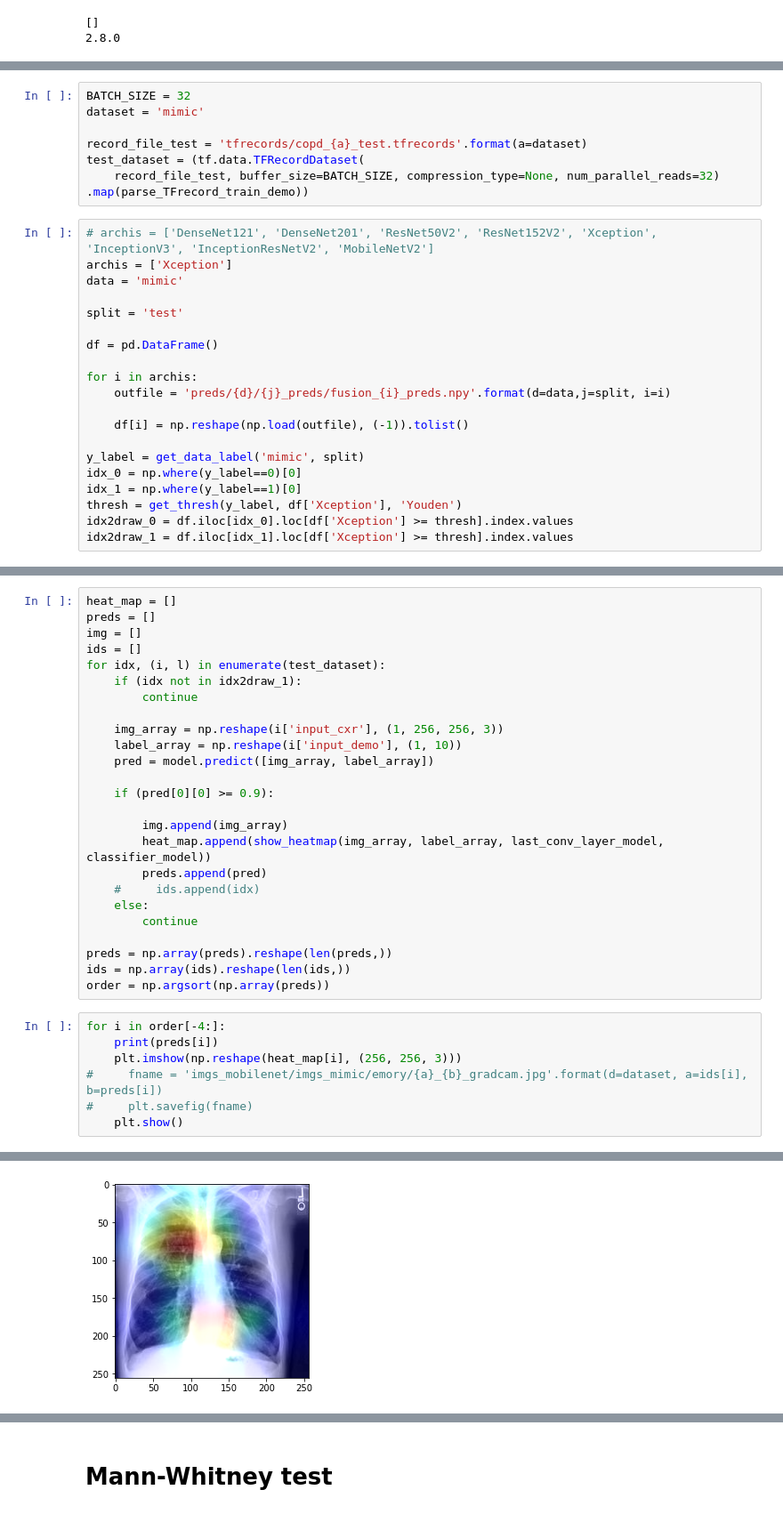
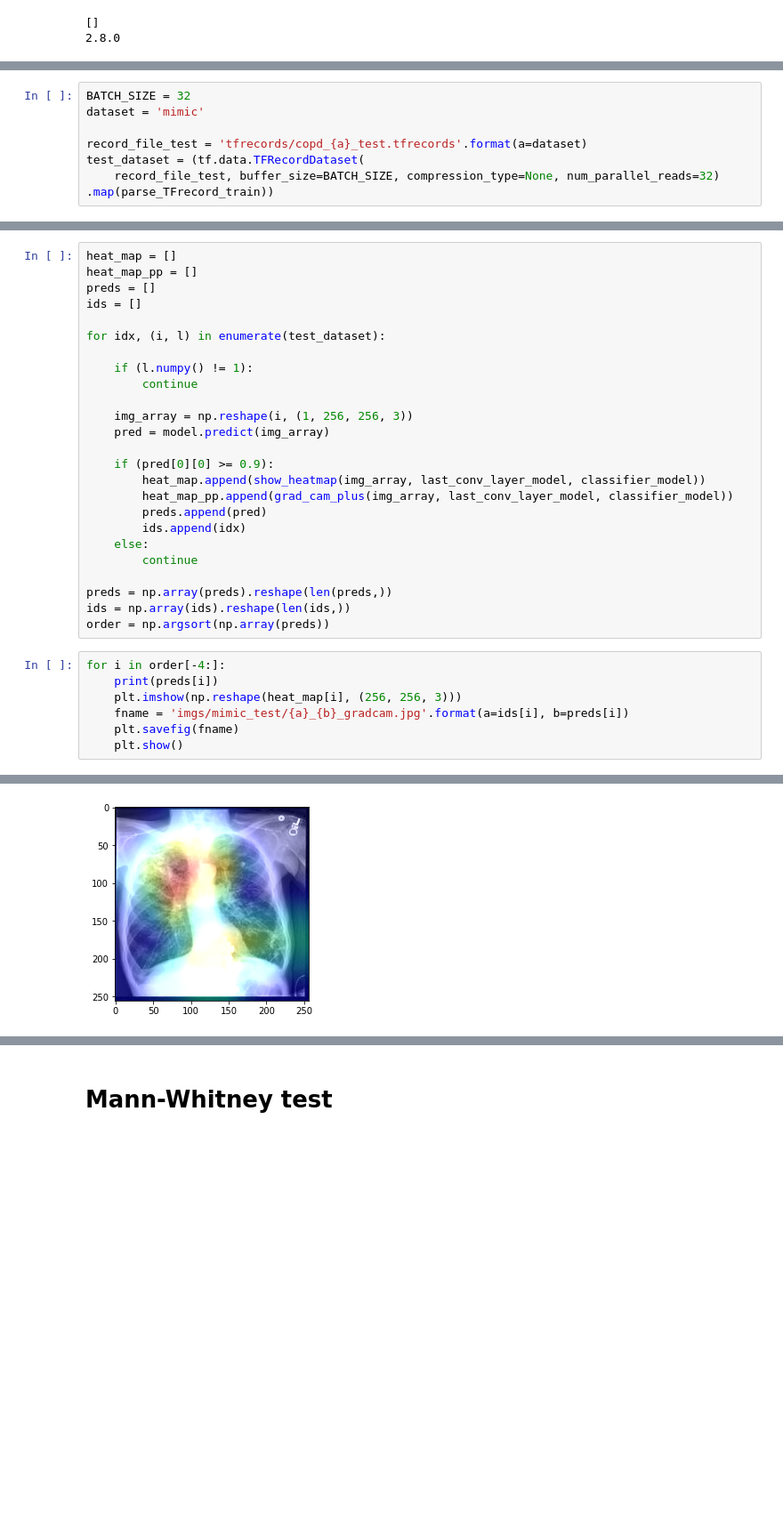
Before and after one commit to Ryan-RE-Wang/COPD-project, a Jupyter notebook: COPD_model_interpretation.ipynb, the cells around one changed output, grey strips where cells are left out. Shown at 89% size. Drawn from its saved outputs; the diff is of its cells as text; blank space fills up the shorter version.

```diff
--- a/COPD_model_interpretation.ipynb
+++ b/COPD_model_interpretation.ipynb
@@ -92,24 +81,4 @@ dataset = 'mimic'
 record_file_test = 'tfrecords/copd_{a}_test.tfrecords'.format(a=dataset)
 test_dataset = (tf.data.TFRecordDataset(
     record_file_test, buffer_size=BATCH_SIZE, compression_type=None, num_parallel_reads=32)
-.map(parse_TFrecord_train_demo))
+.map(parse_TFrecord_train))
-# %%
-# archis = ['DenseNet121', 'DenseNet201', 'ResNet50V2', 'ResNet152V2', 'Xception', 'InceptionV3', 'InceptionResNetV2', 'MobileNetV2']
-archis = ['Xception']
-data = 'mimic'
-
-split = 'test'
-
-df = pd.DataFrame()
-
-for i in archis:
-    outfile = 'preds/{d}/{j}_preds/fusion_{i}_preds.npy'.format(d=data,j=split, i=i)
-
-    df[i] = np.reshape(np.load(outfile), (-1)).tolist()
-
-y_label = get_data_label('mimic', split)
-idx_0 = np.where(y_label==0)[0]
-idx_1 = np.where(y_label==1)[0]
-thresh = get_thresh(y_label, df['Xception'], 'Youden')
-idx2draw_0 = df.iloc[idx_0].loc[df['Xception'] >= thresh].index.values
-idx2draw_1 = df.iloc[idx_1].loc[df['Xception'] >= thresh].index.values
@@ -311,22 +85,22 @@ def show_heatmap(img_array, label_array, last_conv_layer_model, classifier_model
 # %%
 heat_map = []
+heat_map_pp = []
 preds = []
-img = []
 ids = []
+
 for idx, (i, l) in enumerate(test_dataset):
-    if (idx not in idx2draw_1):
+
+    if (l.numpy() != 1):
         continue
 
-    img_array = np.reshape(i['input_cxr'], (1, 256, 256, 3))
-    label_array = np.reshape(i['input_demo'], (1, 10))
-    pred = model.predict([img_array, label_array])
+    img_array = np.reshape(i, (1, 256, 256, 3))
+    pred = model.predict(img_array)
 
     if (pred[0][0] >= 0.9):
-
-        img.append(img_array)
-        heat_map.append(show_heatmap(img_array, label_array, last_conv_layer_model, classifier_model))
+        heat_map.append(show_heatmap(img_array, last_conv_layer_model, classifier_model))
+        heat_map_pp.append(grad_cam_plus(img_array, last_conv_layer_model, classifier_model))
         preds.append(pred)
-    #     ids.append(idx)
+        ids.append(idx)
     else:
         continue
 
@@ -337,8 +111,8 @@ order = np.argsort(np.array(preds))
 for i in order[-4:]:
     print(preds[i])
     plt.imshow(np.reshape(heat_map[i], (256, 256, 3)))
-#     fname = 'imgs_mobilenet/imgs_mimic/emory/{a}_{b}_gradcam.jpg'.format(d=dataset, a=ids[i], b=preds[i])
-#     plt.savefig(fname)
+    fname = 'imgs/mimic_test/{a}_{b}_gradcam.jpg'.format(a=ids[i], b=preds[i])
+    plt.savefig(fname)
     plt.show()
 # %% [output]
 Clipping input data to the valid range for imshow with RGB data ([0..1] for floats or [0..255] for integers).
@@ -346,2 +120,2 @@ Clipping input data to the valid range for imshow with RGB data ([0..1] for floa
-[figure, old version]
+[figure, new version]
 Clipping input data to the valid range for imshow with RGB data ([0..1] for floats or [0..255] for integers).
```
Also changed, not shown: parts of 20 cells of this notebook, 8 other files.
